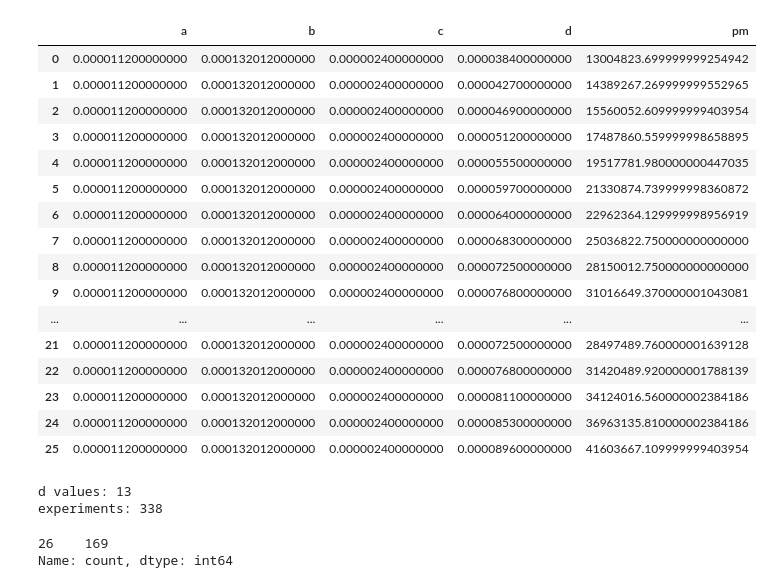
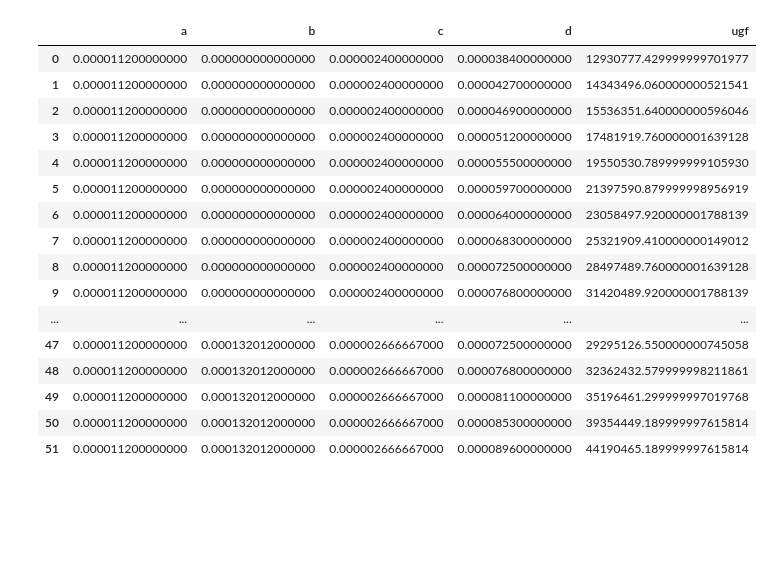
Before and after one commit to MrunalTalikoti/UST_Analog_automation, a Jupyter notebook: notebooks/New_Data/new_data.ipynb, the cells around one changed output. Cells and saved outputs as stored; diff of their text form; code cells hidden in the pictures; blank space fills up the shorter version.

```diff
--- a/notebooks/New_Data/new_data.ipynb
+++ b/notebooks/New_Data/new_data.ipynb
@@ -100,0 +4,7 @@ for block in range(num_blocks):
+# %%
+# ===============================
+# LOAD CSV
+# ===============================
+CSV_PATH = "ugf27.csv"   # change if needed
+df = pd.read_csv(CSV_PATH)
+cols = list(df.columns)
@@ -100,0 +176,12 @@ for block in range(num_blocks):
+# %%
+before = len(final_df)
+
+final_df = final_df.drop_duplicates(
+    subset=["a", "b", "c", "d"],
+    keep="first"   # keep original occurrence
+)
+
+after = len(final_df)
+
+print(f"Dropped {before - after} duplicate rows")
+print("Final shape after dedup:", final_df.shape)
@@ -101,2 +196,2 @@ for block in range(num_blocks):
 # %%
-pd.set_option("display.float_format", lambda x: f"{x:.15f}")
+pd.set_option("display.float_format", "{:.15f}".format)
@@ -123,5 +198,3 @@ rows
-# %%
-final_df = pd.concat(rows, ignore_index=True)
 # %%
 final_df.shape
 # %% [output]
@@ -129,34 +202,20 @@ final_df.shape
 # %%
-final_df.head(26)
+final_df.head(39)
 # %% [output]
-|  | a | b | c | d | pm |
-| 0 | 0.000011200000000 | 0.000132012000000 | 0.000002400000000 | 0.000038400000000 | 13004823.699999999254942 |
-| 1 | 0.000011200000000 | 0.000132012000000 | 0.000002400000000 | 0.000042700000000 | 14389267.269999999552965 |
-| 2 | 0.000011200000000 | 0.000132012000000 | 0.000002400000000 | 0.000046900000000 | 15560052.609999999403954 |
-| 3 | 0.000011200000000 | 0.000132012000000 | 0.000002400000000 | 0.000051200000000 | 17487860.559999998658895 |
-| 4 | 0.000011200000000 | 0.000132012000000 | 0.000002400000000 | 0.000055500000000 | 19517781.980000000447035 |
-| 5 | 0.000011200000000 | 0.000132012000000 | 0.000002400000000 | 0.000059700000000 | 21330874.739999998360872 |
-| 6 | 0.000011200000000 | 0.000132012000000 | 0.000002400000000 | 0.000064000000000 | 22962364.129999998956919 |
-| 7 | 0.000011200000000 | 0.000132012000000 | 0.000002400000000 | 0.000068300000000 | 25036822.750000000000000 |
-| 8 | 0.000011200000000 | 0.000132012000000 | 0.000002400000000 | 0.000072500000000 | 28150012.750000000000000 |
-| 9 | 0.000011200000000 | 0.000132012000000 | 0.000002400000000 | 0.000076800000000 | 31016649.370000001043081 |
+|  | a | b | c | d | ugf |
+| 0 | 0.000011200000000 | 0.000000000000000 | 0.000002400000000 | 0.000038400000000 | 12930777.429999999701977 |
+| 1 | 0.000011200000000 | 0.000000000000000 | 0.000002400000000 | 0.000042700000000 | 14343496.060000000521541 |
+| 2 | 0.000011200000000 | 0.000000000000000 | 0.000002400000000 | 0.000046900000000 | 15536351.640000000596046 |
+| 3 | 0.000011200000000 | 0.000000000000000 | 0.000002400000000 | 0.000051200000000 | 17481919.760000001639128 |
+| 4 | 0.000011200000000 | 0.000000000000000 | 0.000002400000000 | 0.000055500000000 | 19550530.789999999105930 |
+| 5 | 0.000011200000000 | 0.000000000000000 | 0.000002400000000 | 0.000059700000000 | 21397590.879999998956919 |
+| 6 | 0.000011200000000 | 0.000000000000000 | 0.000002400000000 | 0.000064000000000 | 23058497.920000001788139 |
+| 7 | 0.000011200000000 | 0.000000000000000 | 0.000002400000000 | 0.000068300000000 | 25321909.410000000149012 |
+| 8 | 0.000011200000000 | 0.000000000000000 | 0.000002400000000 | 0.000072500000000 | 28497489.760000001639128 |
+| 9 | 0.000011200000000 | 0.000000000000000 | 0.000002400000000 | 0.000076800000000 | 31420489.920000001788139 |
 | ... | ... | ... | ... | ... | ... |
-| 21 | 0.000011200000000 | 0.000132012000000 | 0.000002400000000 | 0.000072500000000 | 28497489.760000001639128 |
-| 22 | 0.000011200000000 | 0.000132012000000 | 0.000002400000000 | 0.000076800000000 | 31420489.920000001788139 |
-| 23 | 0.000011200000000 | 0.000132012000000 | 0.000002400000000 | 0.000081100000000 | 34124016.560000002384186 |
-| 24 | 0.000011200000000 | 0.000132012000000 | 0.000002400000000 | 0.000085300000000 | 36963135.810000002384186 |
-| 25 | 0.000011200000000 | 0.000132012000000 | 0.000002400000000 | 0.000089600000000 | 41603667.109999999403954 |
+| 47 | 0.000011200000000 | 0.000132012000000 | 0.000002666667000 | 0.000072500000000 | 29295126.550000000745058 |
+| 48 | 0.000011200000000 | 0.000132012000000 | 0.000002666667000 | 0.000076800000000 | 32362432.579999998211861 |
+| 49 | 0.000011200000000 | 0.000132012000000 | 0.000002666667000 | 0.000081100000000 | 35196461.299999997019768 |
+| 50 | 0.000011200000000 | 0.000132012000000 | 0.000002666667000 | 0.000085300000000 | 39354449.189999997615814 |
+| 51 | 0.000011200000000 | 0.000132012000000 | 0.000002666667000 | 0.000089600000000 | 44190465.189999997615814 |
-# %%
-n_d = df.shape[0]              # should be 13
-n_blocks = final_df.shape[0] // n_d
-
-print("d values:", n_d)
-print("experiments:", n_blocks)
-# %% [output]
-d values: 13
-experiments: 338
-# %%
-final_df.groupby(["a","b","c"]).size().value_counts()
-# %% [output]
-26    169
-Name: count, dtype: int64
```
Also changed, not shown: parts of 25 cells of this notebook, 13 other files.
